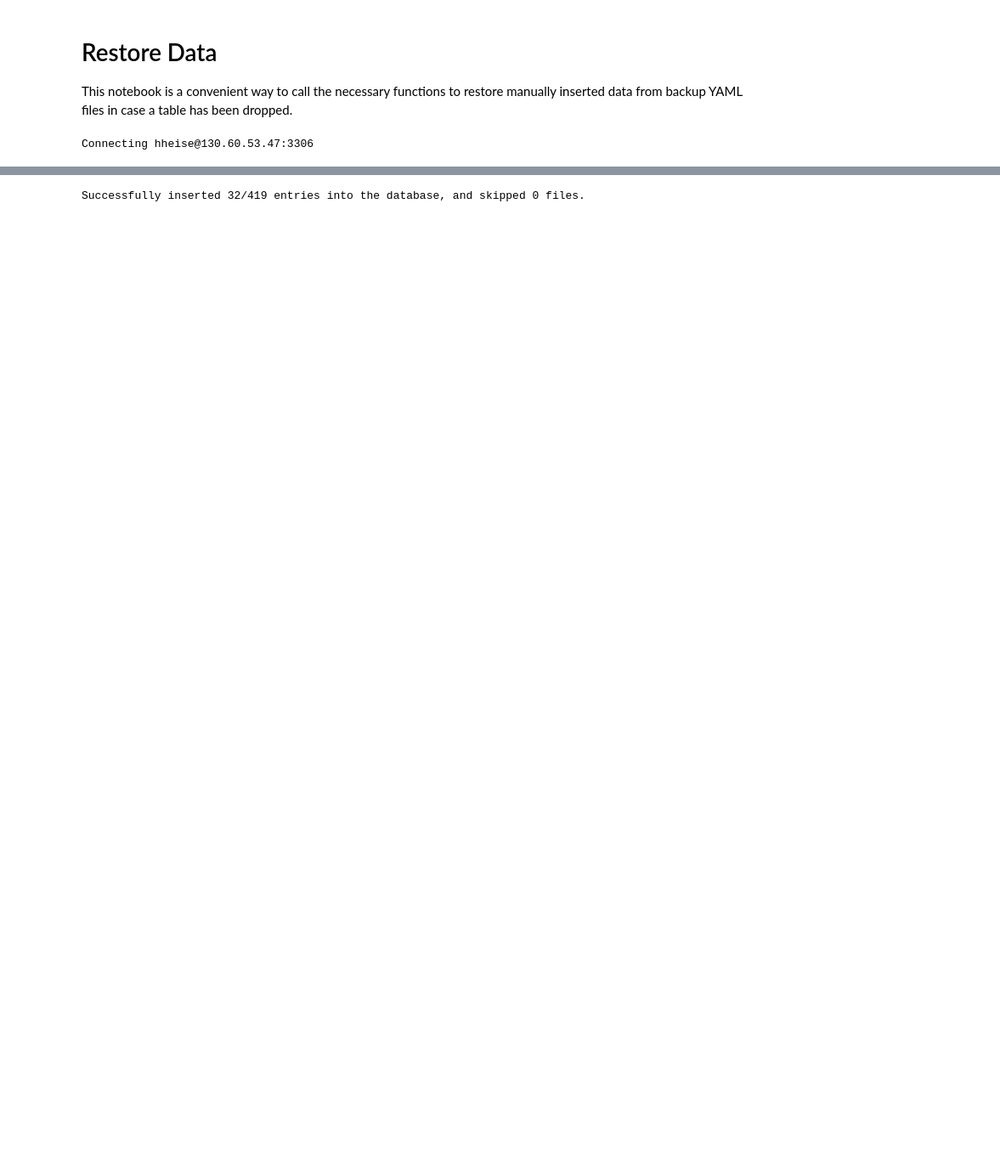
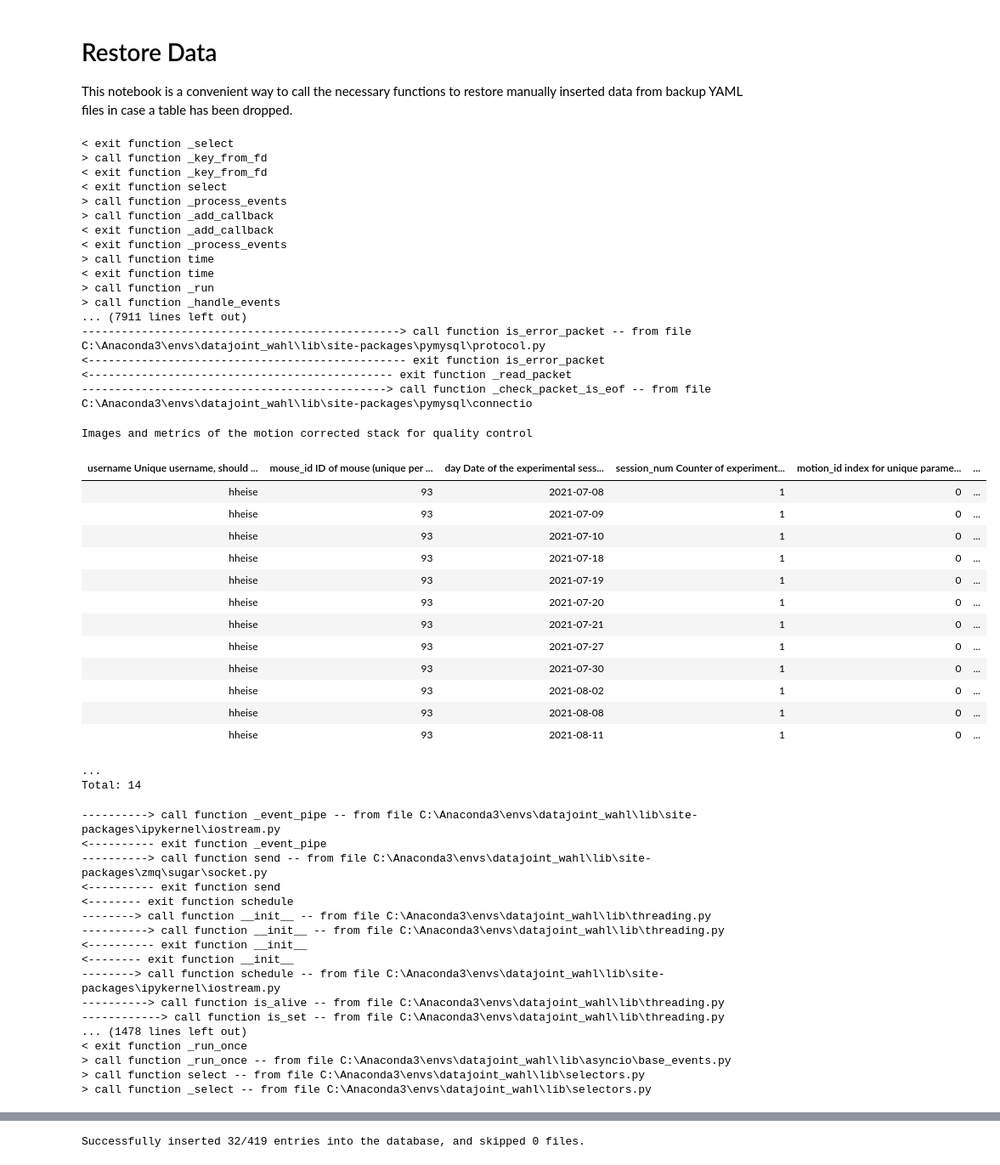
Before and after one commit to Hendriela/datajoint_wahl, a Jupyter notebook: notebooks/restore_data.ipynb, the cells around one changed output, grey strips where cells are left out. Shown at 85% size. Drawn from its saved outputs; the diff is of its cells as text; code cells hidden in the pictures; blank space fills up the shorter version.

```diff
--- a/notebooks/restore_data.ipynb
+++ b/notebooks/restore_data.ipynb
@@ -2,12 +2,3 @@
 # Restore Data
 
 This notebook is a convenient way to call the necessary functions to restore manually inserted data from backup YAML files in case a table has been dropped.
-# %%
-import os
-os.chdir('../')
-
-import login
-login.connect()
-import restore_data as rd
-# %% [output]
-Connecting hheise@130.60.53.47:3306
@@ -13,0 +10,65 @@ Connecting hheise@130.60.53.47:3306
+# %%
+def tracefunc(frame, event, arg, indent=[0]):
+      if event == "call":
+          indent[0] += 2
+          print("-" * indent[0] + "> call function", frame.f_code.co_name, "-- from file", frame.f_code.co_filename)
+      elif event == "return":
+          print("<" + "-" * indent[0], "exit function", frame.f_code.co_name)
+          indent[0] -= 2
+      return tracefunc
+
+import sys
+sys.setprofile(tracefunc)
+
+common_img.QualityControl()
+# %% [output]
+< exit function _select
+> call function _key_from_fd
+< exit function _key_from_fd
+< exit function select
+> call function _process_events
+> call function _add_callback
+< exit function _add_callback
+< exit function _process_events
+> call function time
+< exit function time
+> call function _run
+> call function _handle_events
+... (7911 lines left out)
+------------------------------------------------> call function is_error_packet -- from file C:\Anaconda3\envs\datajoint_wahl\lib\site-packages\pymysql\protocol.py
+<------------------------------------------------ exit function is_error_packet
+<---------------------------------------------- exit function _read_packet
+----------------------------------------------> call function _check_packet_is_eof -- from file C:\Anaconda3\envs\datajoint_wahl\lib\site-packages\pymysql\connectio
+Images and metrics of the motion corrected stack for quality control
+| username Unique username, should ... | mouse_id ID of mouse (unique per ... | day Date of the experimental sess... | session_num Counter of experiment... | motion_id index for unique parame... | ... |
+| hheise | 93 | 2021-07-08 | 1 | 0 | ... |
+| hheise | 93 | 2021-07-09 | 1 | 0 | ... |
+| hheise | 93 | 2021-07-10 | 1 | 0 | ... |
+| hheise | 93 | 2021-07-18 | 1 | 0 | ... |
+| hheise | 93 | 2021-07-19 | 1 | 0 | ... |
+| hheise | 93 | 2021-07-20 | 1 | 0 | ... |
+| hheise | 93 | 2021-07-21 | 1 | 0 | ... |
+| hheise | 93 | 2021-07-27 | 1 | 0 | ... |
+| hheise | 93 | 2021-07-30 | 1 | 0 | ... |
+| hheise | 93 | 2021-08-02 | 1 | 0 | ... |
+| hheise | 93 | 2021-08-08 | 1 | 0 | ... |
+| hheise | 93 | 2021-08-11 | 1 | 0 | ... |
+...
+Total: 14
+----------> call function _event_pipe -- from file C:\Anaconda3\envs\datajoint_wahl\lib\site-packages\ipykernel\iostream.py
+<---------- exit function _event_pipe
+----------> call function send -- from file C:\Anaconda3\envs\datajoint_wahl\lib\site-packages\zmq\sugar\socket.py
+<---------- exit function send
+<-------- exit function schedule
+--------> call function __init__ -- from file C:\Anaconda3\envs\datajoint_wahl\lib\threading.py
+----------> call function __init__ -- from file C:\Anaconda3\envs\datajoint_wahl\lib\threading.py
+<---------- exit function __init__
+<-------- exit function __init__
+--------> call function schedule -- from file C:\Anaconda3\envs\datajoint_wahl\lib\site-packages\ipykernel\iostream.py
+----------> call function is_alive -- from file C:\Anaconda3\envs\datajoint_wahl\lib\threading.py
+------------> call function is_set -- from file C:\Anaconda3\envs\datajoint_wahl\lib\threading.py
+... (1478 lines left out)
+< exit function _run_once
+> call function _run_once -- from file C:\Anaconda3\envs\datajoint_wahl\lib\asyncio\base_events.py
+> call function select -- from file C:\Anaconda3\envs\datajoint_wahl\lib\selectors.py
+> call function _select -- from file C:\Anaconda3\envs\datajoint_wahl\lib\selectors.py
```
Also changed, not shown: parts of 3 cells of this notebook, 3 other files.
